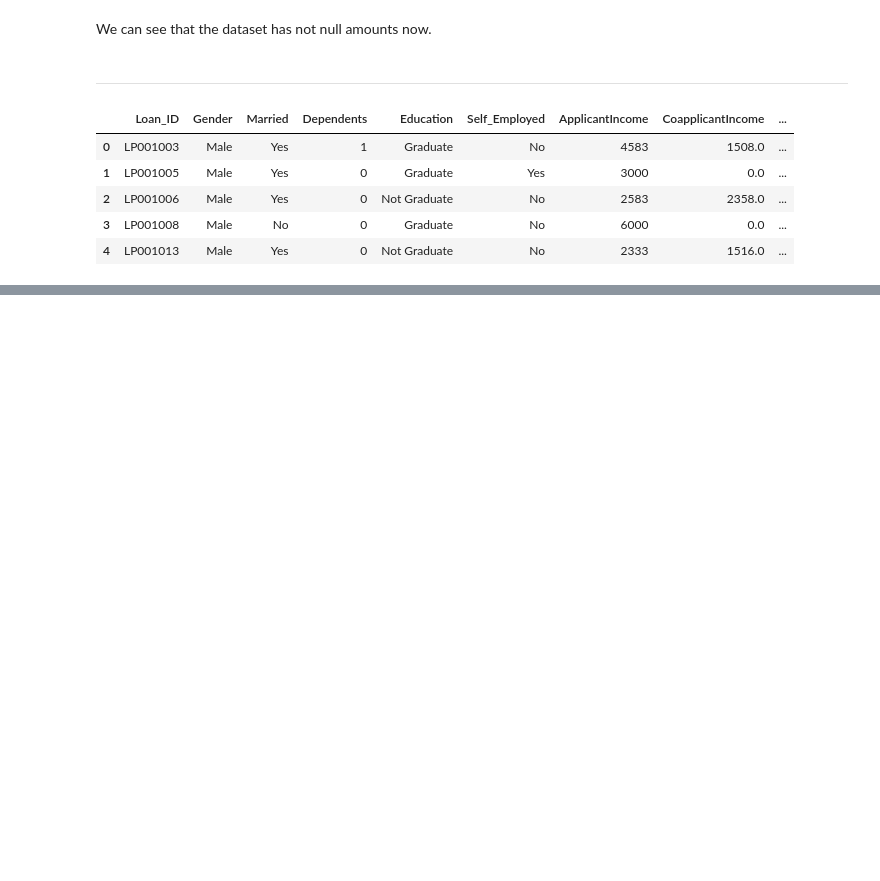
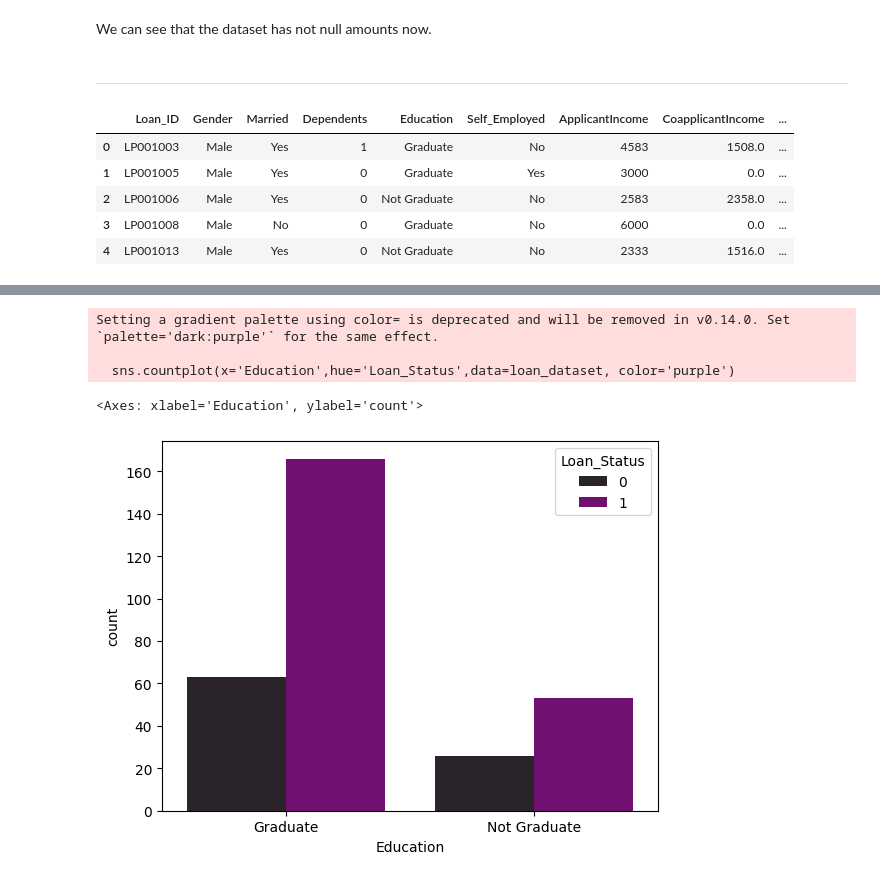
Before and after one commit to azimjaan21/loan_status_prediction, a Jupyter notebook: loan_prediction.ipynb, the cells around one changed output, grey strips where cells are left out. Cells and saved outputs as stored; diff of their text form; code cells hidden in the pictures; blank space fills up the shorter version.

```diff
--- a/loan_prediction.ipynb
+++ b/loan_prediction.ipynb
@@ -122,0 +134,3 @@ loan_dataset.head()
+# %%
+# So, we can see there are 24 amounts for "3+", we can change it "4" :
+loan_dataset  = loan_dataset.replace(to_replace='3+', value=4)
@@ -122,0 +147,9 @@ loan_dataset.head()
+# %%
+# Education & Loan Status
+sns.countplot(x='Education',hue='Loan_Status',data=loan_dataset, color='purple')
+# %% [output]
+Setting a gradient palette using color= is deprecated and will be removed in v0.14.0. Set `palette='dark:purple'` for the same effect.
+
+  sns.countplot(x='Education',hue='Loan_Status',data=loan_dataset, color='purple')
+<Axes: xlabel='Education', ylabel='count'>
+[figure, added]
```
Also changed, not shown: parts of 14 cells of this notebook.
